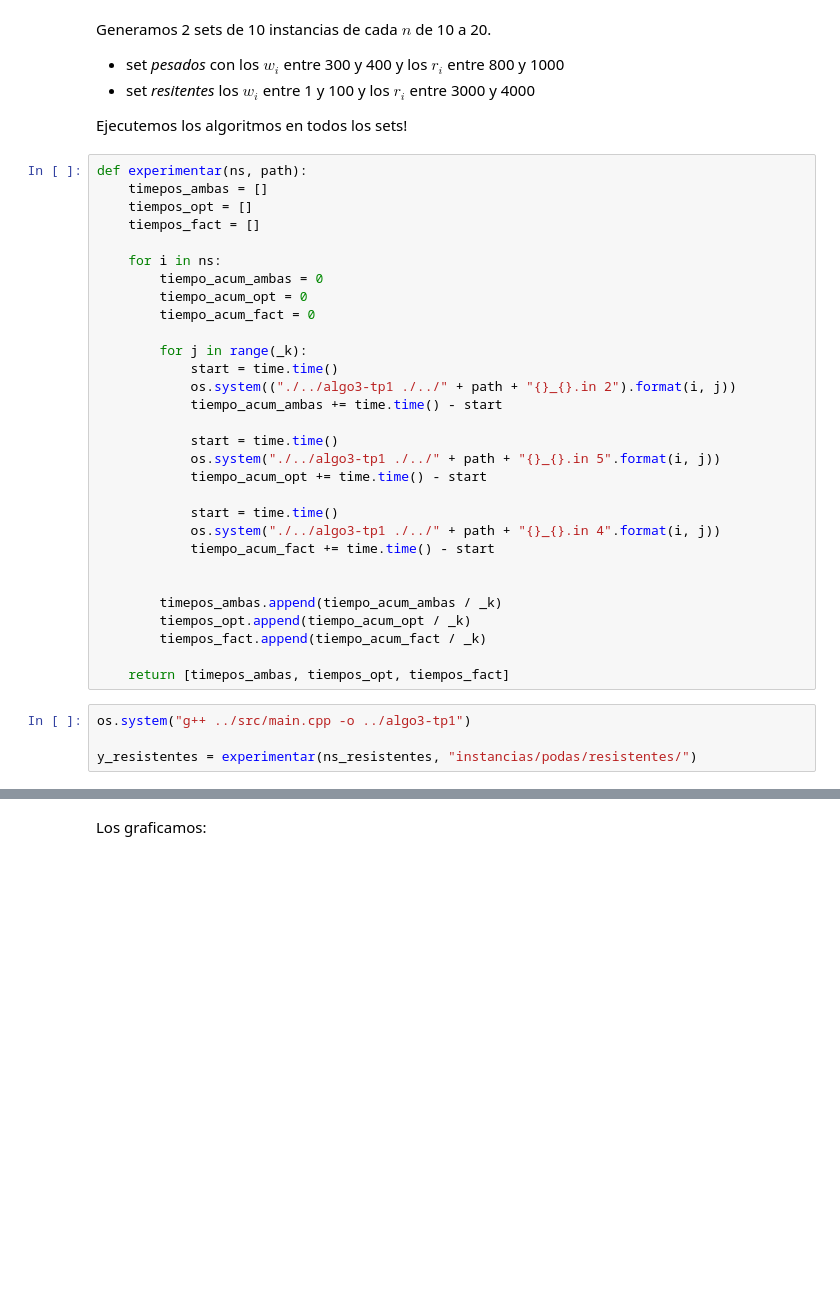
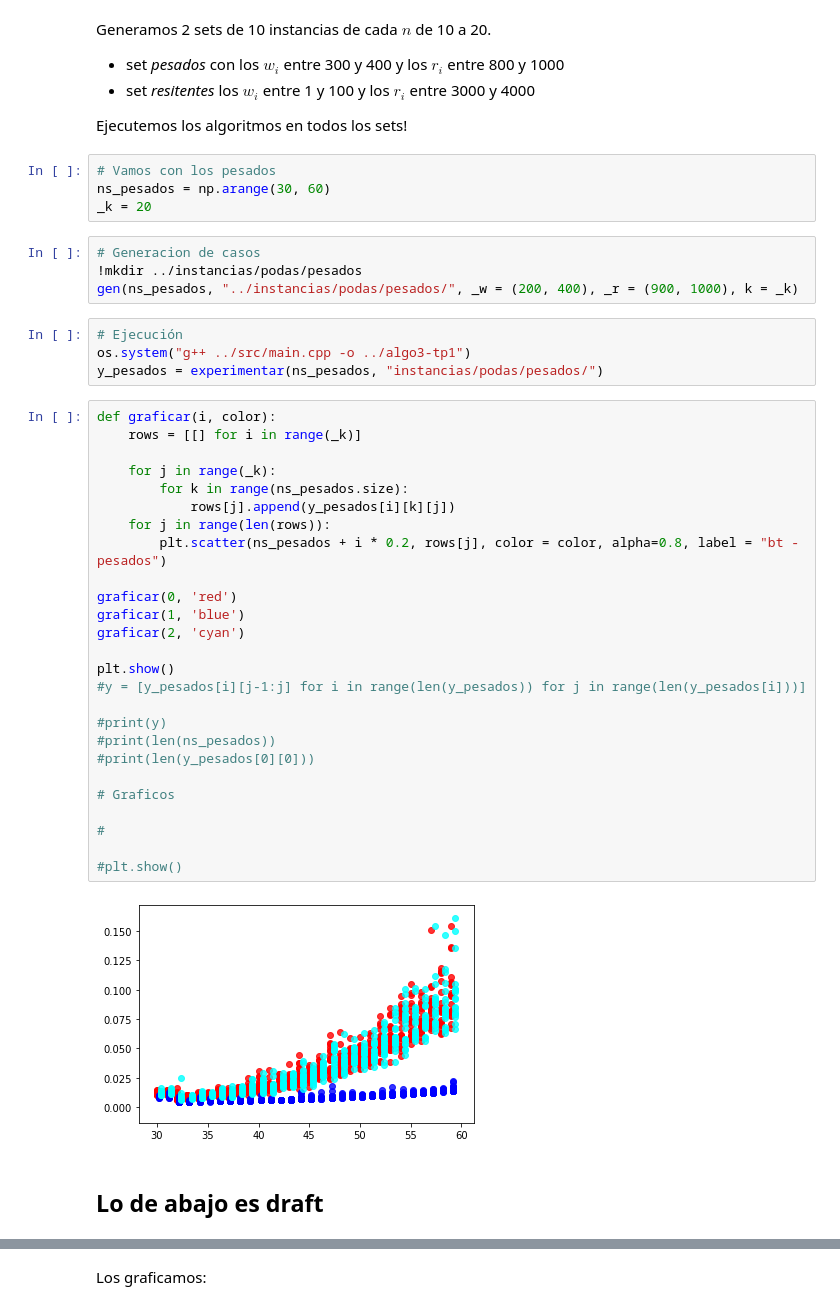
Before and after one commit to ilanolkies/algo3-tp1, a Jupyter notebook: notebooks/podas.ipynb, the cells around one changed output, grey strips where cells are left out. Cells and saved outputs as stored; diff of their text form; blank space fills up the shorter version.

Commit message:
Podas mejorado

```diff
--- a/notebooks/podas.ipynb
+++ b/notebooks/podas.ipynb
@@ -63,37 +92,45 @@ Generamos 2 sets de  10 instancias de cada $n$ de 10 a 20.
 - set _resitentes_ los $w_i$ entre 1 y 100 y los $r_i$ entre 3000 y 4000
 
 Ejecutemos los algoritmos en todos los sets!
-# %%
-def experimentar(ns, path):
-    timepos_ambas = []
-    tiempos_opt = []
-    tiempos_fact = []
-
-    for i in ns:
-        tiempo_acum_ambas = 0
-        tiempo_acum_opt = 0
-        tiempo_acum_fact = 0
-
-        for j in range(_k):
-            start = time.time()
-            os.system(("./../algo3-tp1 ./../" + path + "{}_{}.in 2").format(i, j))
-            tiempo_acum_ambas += time.time() - start
-
-            start = time.time()
-            os.system("./../algo3-tp1 ./../" + path + "{}_{}.in 5".format(i, j))
-            tiempo_acum_opt += time.time() - start
-
-            start = time.time()
-            os.system("./../algo3-tp1 ./../" + path + "{}_{}.in 4".format(i, j))
-            tiempo_acum_fact += time.time() - start
-
-
-        timepos_ambas.append(tiempo_acum_ambas / _k)
-        tiempos_opt.append(tiempo_acum_opt / _k)
-        tiempos_fact.append(tiempo_acum_fact / _k)
-
-    return [timepos_ambas, tiempos_opt, tiempos_fact]
+# %%
+# Vamos con los pesados
+ns_pesados = np.arange(30, 60)
+_k = 20
+# %%
+# Generacion de casos
+!mkdir ../instancias/podas/pesados
+gen(ns_pesados, "../instancias/podas/pesados/", _w = (200, 400), _r = (900, 1000), k = _k)
 # %%
+# Ejecución
 os.system("g++ ../src/main.cpp -o ../algo3-tp1")
-
-y_resistentes = experimentar(ns_resistentes, "instancias/podas/resistentes/")
+y_pesados = experimentar(ns_pesados, "instancias/podas/pesados/")
+# %%
+def graficar(i, color):
+    rows = [[] for i in range(_k)]
+
+    for j in range(_k):
+        for k in range(ns_pesados.size):
+            rows[j].append(y_pesados[i][k][j])
+    for j in range(len(rows)):
+        plt.scatter(ns_pesados + i * 0.2, rows[j], color = color, alpha=0.8, label = "bt - pesados")
+
+graficar(0, 'red')
+graficar(1, 'blue')
+graficar(2, 'cyan')
+
+plt.show()
+#y = [y_pesados[i][j-1:j] for i in range(len(y_pesados)) for j in range(len(y_pesados[i]))]
+
+#print(y)
+#print(len(ns_pesados))
+#print(len(y_pesados[0][0]))
+
+# Graficos
+
+#
+
+#plt.show()
+# %% [output]
+[figure, added]
+# %% [markdown]
+## Lo de abajo es draft
```
Also changed, not shown: parts of 7 cells of this notebook.
